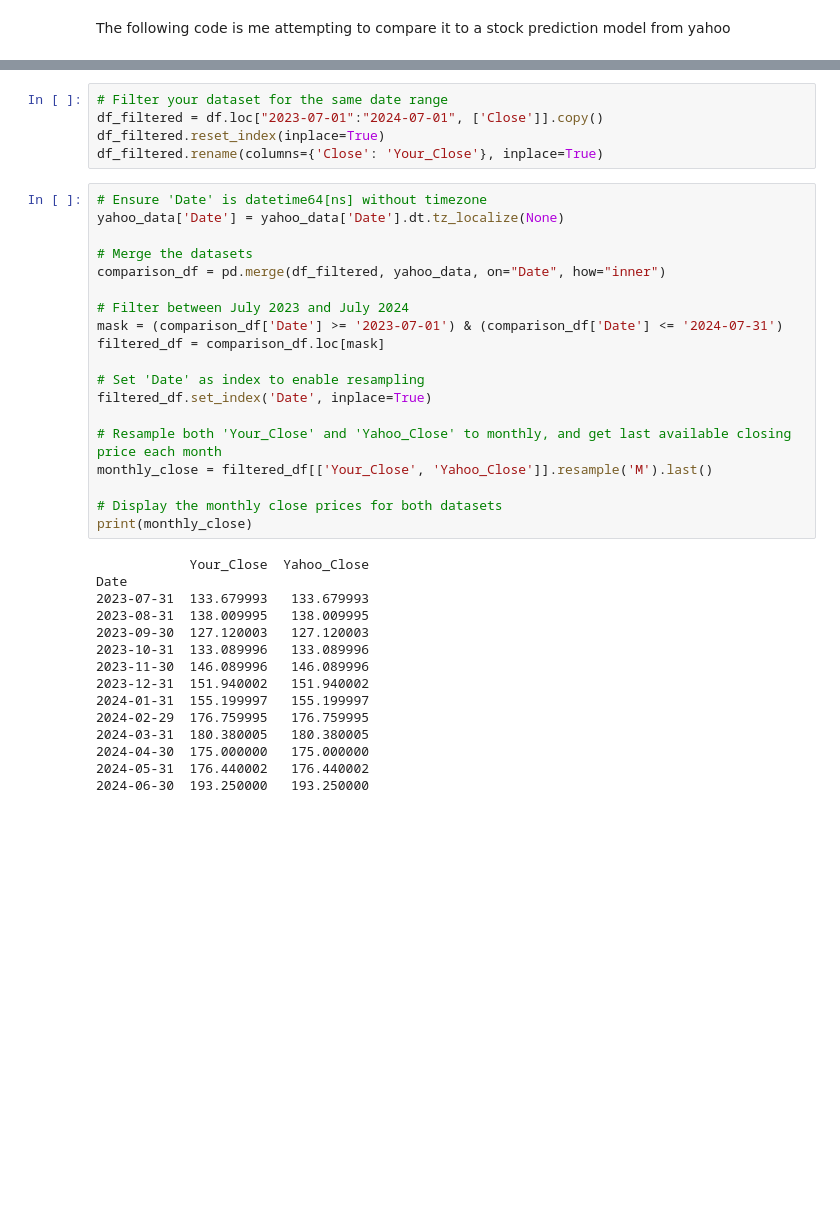
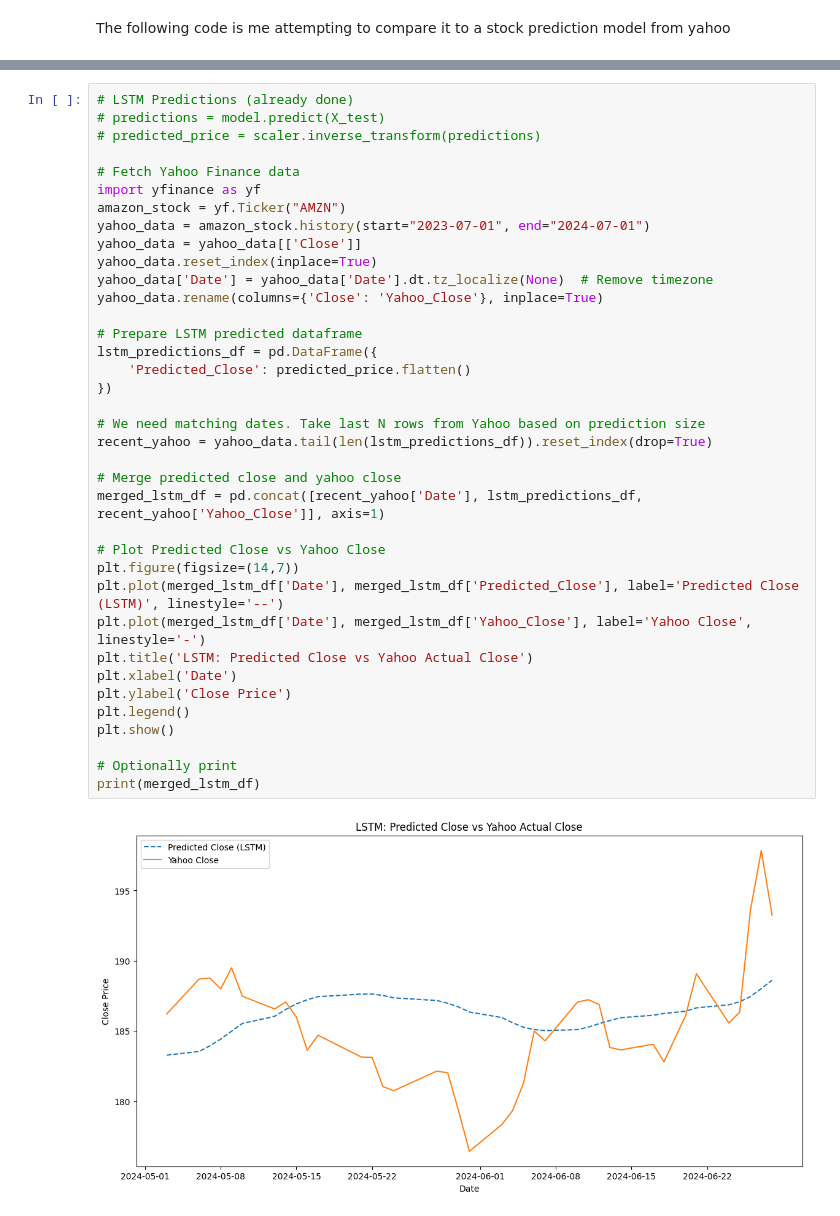
Before and after one commit to JonathanTeklu/ML-stock-price-predictions, a Jupyter notebook: IS427_Group_Project.ipynb, the cells around one changed output, grey strips where cells are left out. Cells and saved outputs as stored; diff of their text form; blank space fills up the shorter version.

```diff
--- a/IS427_Group_Project.ipynb
+++ b/IS427_Group_Project.ipynb
@@ -323,39 +318,39 @@ yahoo_data.rename(columns={'Close': 'Yahoo_Close'}, inplace=True)
-# %%
-# Filter your dataset for the same date range
-df_filtered = df.loc["2023-07-01":"2024-07-01", ['Close']].copy()
-df_filtered.reset_index(inplace=True)
-df_filtered.rename(columns={'Close': 'Your_Close'}, inplace=True)
-# %%
-# Ensure 'Date' is datetime64[ns] without timezone
-yahoo_data['Date'] = yahoo_data['Date'].dt.tz_localize(None)
-
-# Merge the datasets
-comparison_df = pd.merge(df_filtered, yahoo_data, on="Date", how="inner")
-
-# Filter between July 2023 and July 2024
-mask = (comparison_df['Date'] >= '2023-07-01') & (comparison_df['Date'] <= '2024-07-31')
-filtered_df = comparison_df.loc[mask]
-
-# Set 'Date' as index to enable resampling
-filtered_df.set_index('Date', inplace=True)
-
-# Resample both 'Your_Close' and 'Yahoo_Close' to monthly, and get last available closing price each month
-monthly_close = filtered_df[['Your_Close', 'Yahoo_Close']].resample('M').last()
-
-# Display the monthly close prices for both datasets
-print(monthly_close)
-# %% [output]
-            Your_Close  Yahoo_Close
-Date
-2023-07-31  133.679993   133.679993
-2023-08-31  138.009995   138.009995
-2023-09-30  127.120003   127.120003
-2023-10-31  133.089996   133.089996
-2023-11-30  146.089996   146.089996
-2023-12-31  151.940002   151.940002
-2024-01-31  155.199997   155.199997
-2024-02-29  176.759995   176.759995
-2024-03-31  180.380005   180.380005
-2024-04-30  175.000000   175.000000
-2024-05-31  176.440002   176.440002
-2024-06-30  193.250000   193.250000
+# %%
+# LSTM Predictions (already done)
+# predictions = model.predict(X_test)
+# predicted_price = scaler.inverse_transform(predictions)
+
+# Fetch Yahoo Finance data
+import yfinance as yf
+amazon_stock = yf.Ticker("AMZN")
+yahoo_data = amazon_stock.history(start="2023-07-01", end="2024-07-01")
+yahoo_data = yahoo_data[['Close']]
+yahoo_data.reset_index(inplace=True)
+yahoo_data['Date'] = yahoo_data['Date'].dt.tz_localize(None)  # Remove timezone
+yahoo_data.rename(columns={'Close': 'Yahoo_Close'}, inplace=True)
+
+# Prepare LSTM predicted dataframe
+lstm_predictions_df = pd.DataFrame({
+    'Predicted_Close': predicted_price.flatten()
+})
+
+# We need matching dates. Take last N rows from Yahoo based on prediction size
+recent_yahoo = yahoo_data.tail(len(lstm_predictions_df)).reset_index(drop=True)
+
+# Merge predicted close and yahoo close
+merged_lstm_df = pd.concat([recent_yahoo['Date'], lstm_predictions_df, recent_yahoo['Yahoo_Close']], axis=1)
+
+# Plot Predicted Close vs Yahoo Close
+plt.figure(figsize=(14,7))
+plt.plot(merged_lstm_df['Date'], merged_lstm_df['Predicted_Close'], label='Predicted Close (LSTM)', linestyle='--')
+plt.plot(merged_lstm_df['Date'], merged_lstm_df['Yahoo_Close'], label='Yahoo Close', linestyle='-')
+plt.title('LSTM: Predicted Close vs Yahoo Actual Close')
+plt.xlabel('Date')
+plt.ylabel('Close Price')
+plt.legend()
+plt.show()
+
+# Optionally print
+print(merged_lstm_df)
+# %% [output]
+[figure, added]
```
Also changed, not shown: parts of 4 cells of this notebook.
